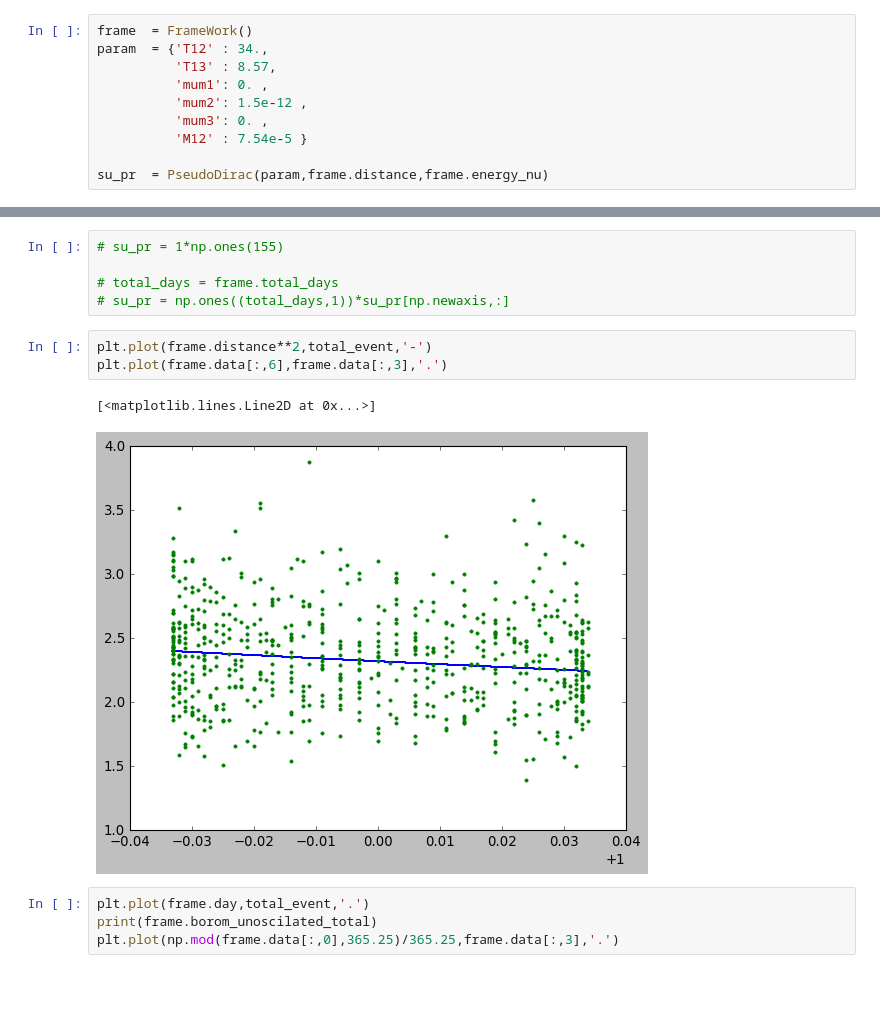
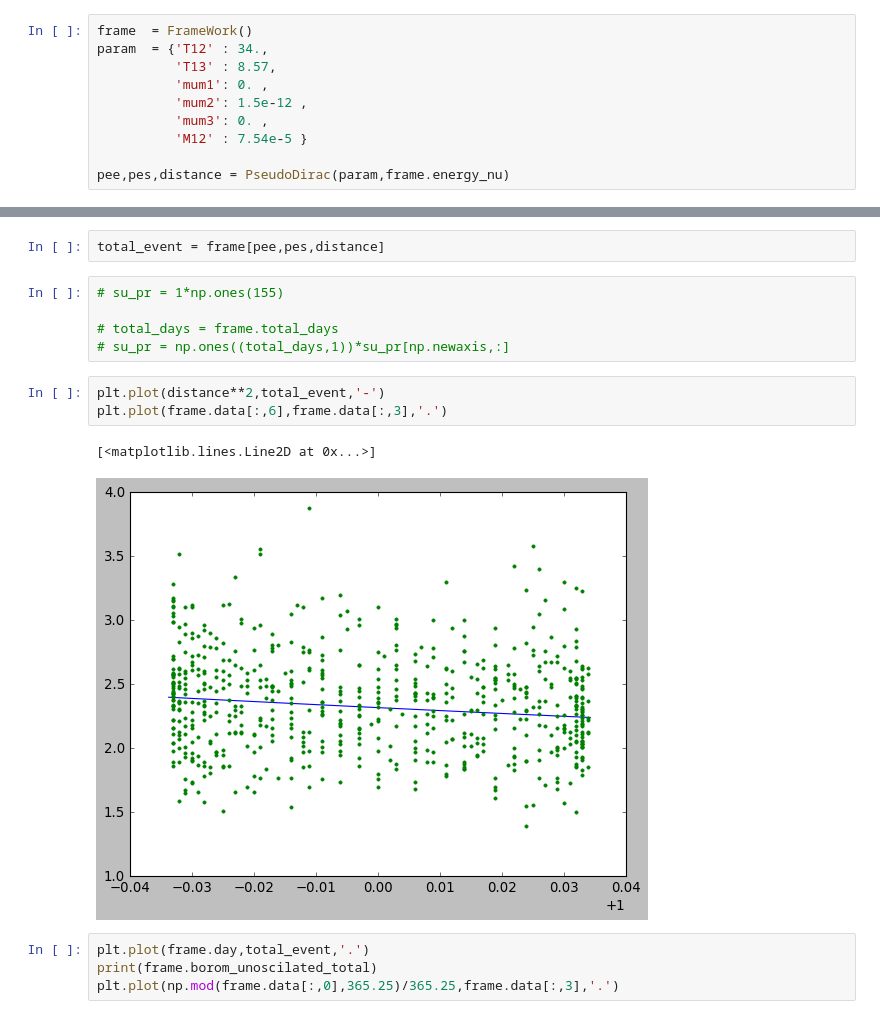
Before and after one commit to SaeedAnsarifard/NeuMod, a Jupyter notebook: Tutorial.ipynb, the cells around one changed output, grey strips where cells are left out. Cells and saved outputs as stored; diff of their text form; blank space fills up the shorter version.

```diff
--- a/Tutorial.ipynb
+++ b/Tutorial.ipynb
@@ -19,6 +19,6 @@ param  = {'T12' : 34.,
           'mum3': 0. ,
           'M12' : 7.54e-5 }
 
-su_pr  = PseudoDirac(param,frame.distance,frame.energy_nu)
+pee,pes,distance = PseudoDirac(param,frame.energy_nu)
 # %%
 plt.xscale('log')
@@ -36,14 +34,16 @@ total_event = frame[su_pr[0],0]
+# %%
+total_event = frame[pee,pes,distance]
 # %%
 # su_pr = 1*np.ones(155)
 
 # total_days = frame.total_days
 # su_pr = np.ones((total_days,1))*su_pr[np.newaxis,:]
 # %%
-plt.plot(frame.distance**2,total_event,'-')
+plt.plot(distance**2,total_event,'-')
 plt.plot(frame.data[:,6],frame.data[:,3],'.')
 # %% [output]
 [<matplotlib.lines.Line2D at 0x...>]
-[figure, old version]
+[figure, new version]
 # %%
 plt.plot(frame.day,total_event,'.')
 print(frame.borom_unoscilated_total)
```
Also changed, not shown: parts of 3 cells of this notebook, 2 other files.
